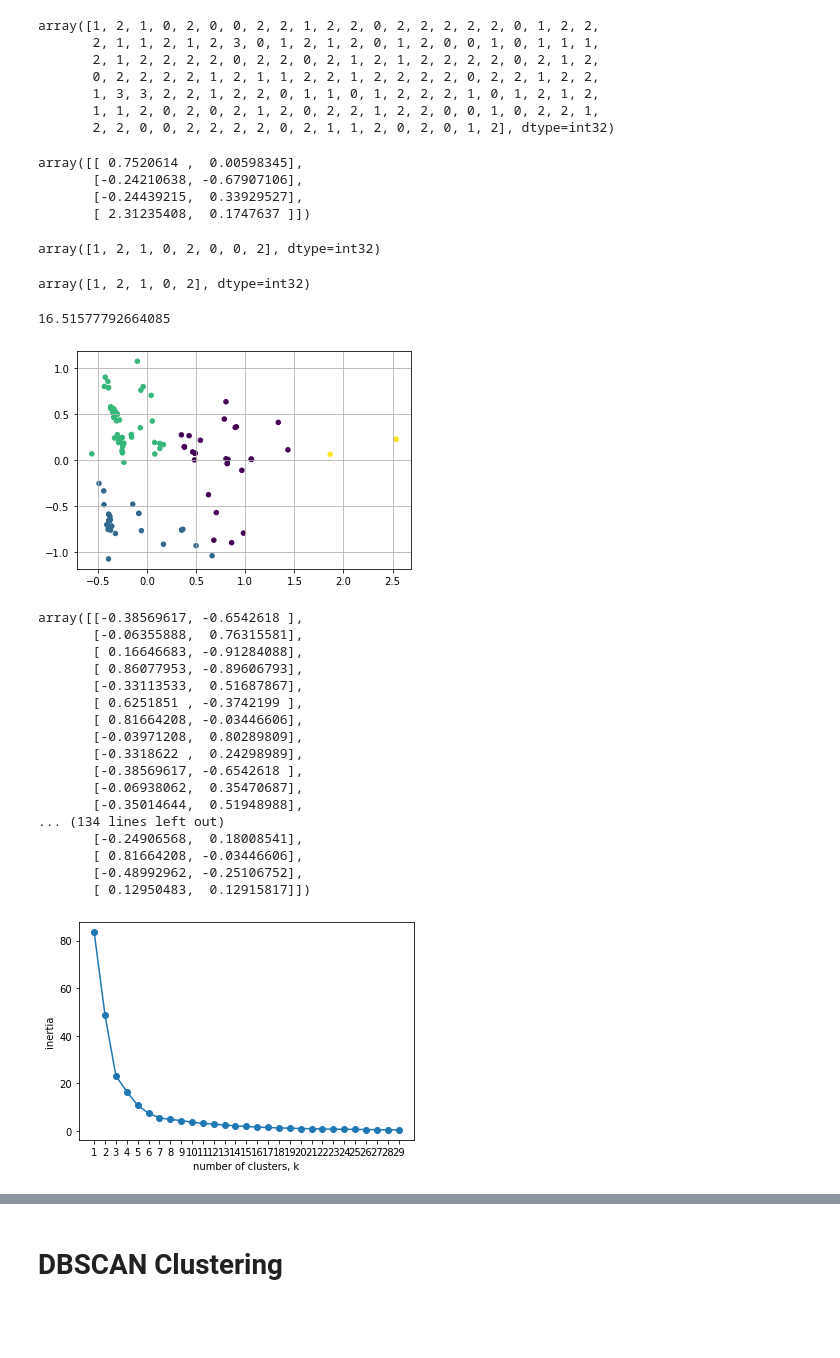
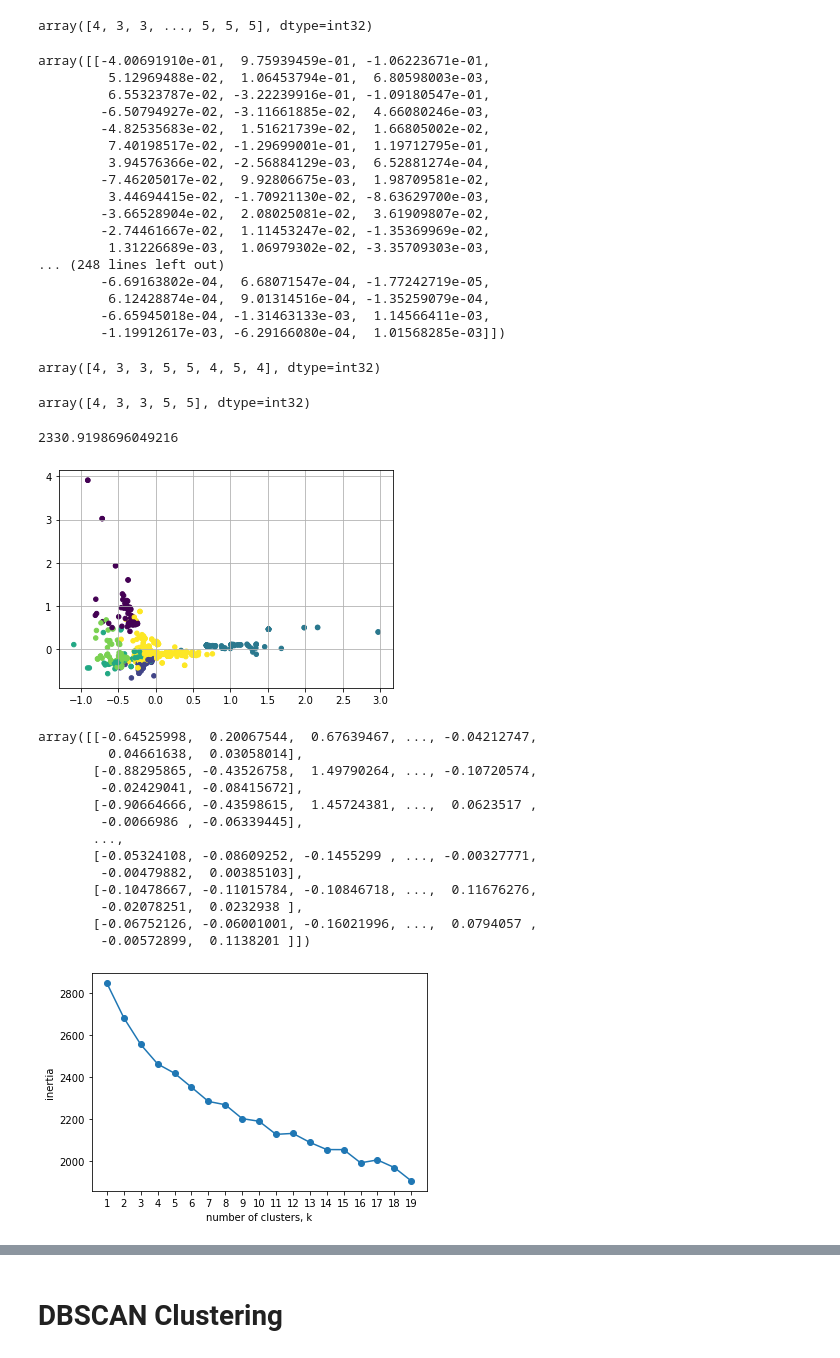
Before and after one commit to park1997/GitHub_Crawling_TextMining_Project, a Jupyter notebook: ParkByeongHyeon/Github_clustering.ipynb, the cells around one changed output, grey strips where cells are left out. Saved outputs shown, nothing was run; the diff lists cells and outputs as text; code cells hidden in the pictures; blank space fills up the shorter version.

Commit message:
Clustering

```diff
--- a/ParkByeongHyeon/Github_clustering.ipynb
+++ b/ParkByeongHyeon/Github_clustering.ipynb
@@ -10,7 +10,7 @@ from sklearn.cluster import DBSCAN
 %matplotlib inline
 # %%
 # df = pd.read_excel("Topics_stars10000_project_keyword.xlsx") #star>10000개가 있는 Df
-df = pd.read_excel("Topics_keywords.xlsx")   # vehicle Data가 들은 Df
+df = pd.read_excel("Topics_Drone.xlsx")   # vehicle Data가 들은 Df
 df.drop_duplicates(['project_name'])
 df.head(50)
 # %% [output]
@@ -151,7 +151,7 @@ for idx,j in enumerate(df['topic_keyword']):
 topic_dic = sorted(topic_dic.items(), key=lambda x: x[1], reverse=True)
 # 218번 index 까지 5번 나오는 topic 임
 # 몇번까지 나오는것을 feature로 사용할 것인지?
-num_of_word = 5
+num_of_word = 4
 end_index = 0
 for idx,item in enumerate(topic_dic):
     if item[1] < num_of_word:
@@ -270,7 +270,7 @@ df_vector.shape
 # 차원축소를 하지 않고도 PCA를 돌려봐보기
 
 # 정보량이 95% 인 만큼의 칼럼수가 134임
-pca = PCA(n_components=2)
+pca = PCA(n_components=132)
 df_pca = pca.fit_transform(df_vector)
 df_pca = pd.DataFrame(df_pca, index=df_vector.index,
                       columns=[f"pca{num+1}" for num in range(df_pca.shape[1])])
@@ -362,7 +357,7 @@ result
 # verbose : 계산과정 보여줌 0,1,2 이렇게 해서 보여주는 정보의 양을 조절 할 수있음
 
 # 15개의 클러스터를 만들기
-n_clusters = 4
+n_clusters = 6
 kmeans = KMeans(n_clusters=n_clusters)
 # kmeans = KMeans(n_clusters=4,verbose = 1)
 kmeans
@@ -377,35 +372,42 @@ KMeans(n_clusters=4)
 y_kmeans = kmeans.predict(df_pca)
 y_kmeans # 군집화 된 결과
 # %% [output]
-array([1, 2, 1, 0, 2, 0, 0, 2, 2, 1, 2, 2, 0, 2, 2, 2, 2, 2, 0, 1, 2, 2,
-       2, 1, 1, 2, 1, 2, 3, 0, 1, 2, 1, 2, 0, 1, 2, 0, 0, 1, 0, 1, 1, 1,
-       2, 1, 2, 2, 2, 2, 0, 2, 2, 0, 2, 1, 2, 1, 2, 2, 2, 2, 0, 2, 1, 2,
-       0, 2, 2, 2, 2, 1, 2, 1, 1, 2, 2, 1, 2, 2, 2, 2, 0, 2, 2, 1, 2, 2,
-       1, 3, 3, 2, 2, 1, 2, 2, 0, 1, 1, 0, 1, 2, 2, 2, 1, 0, 1, 2, 1, 2,
-       1, 1, 2, 0, 2, 0, 2, 1, 2, 0, 2, 2, 1, 2, 2, 0, 0, 1, 0, 2, 2, 1,
-       2, 2, 0, 0, 2, 2, 2, 2, 0, 2, 1, 1, 2, 0, 2, 0, 1, 2], dtype=int32)
+array([4, 3, 3, ..., 5, 5, 5], dtype=int32)
 # %%
 # 군집의 중심
 kmeans.cluster_centers_
 # %% [output]
-array([[ 0.7520614 ,  0.00598345],
-       [-0.24210638, -0.67907106],
-       [-0.24439215,  0.33929527],
-       [ 2.31235408,  0.1747637 ]])
+array([[-4.00691910e-01,  9.75939459e-01, -1.06223671e-01,
+         5.12969488e-02,  1.06453794e-01,  6.80598003e-03,
+         6.55323787e-02, -3.22239916e-01, -1.09180547e-01,
+        -6.50794927e-02, -3.11661885e-02,  4.66080246e-03,
+        -4.82535683e-02,  1.51621739e-02,  1.66805002e-02,
+         7.40198517e-02, -1.29699001e-01,  1.19712795e-01,
+         3.94576366e-02, -2.56884129e-03,  6.52881274e-04,
+        -7.46205017e-02,  9.92806675e-03,  1.98709581e-02,
+         3.44694415e-02, -1.70921130e-02, -8.63629700e-03,
+        -3.66528904e-02,  2.08025081e-02,  3.61909807e-02,
+        -2.74461667e-02,  1.11453247e-02, -1.35369969e-02,
+         1.31226689e-03,  1.06979302e-02, -3.35709303e-03,
+... (248 lines left out)
+        -6.69163802e-04,  6.68071547e-04, -1.77242719e-05,
+         6.12428874e-04,  9.01314516e-04, -1.35259079e-04,
+        -6.65945018e-04, -1.31463133e-03,  1.14566411e-03,
+        -1.19912617e-03, -6.29166080e-04,  1.01568285e-03]])
 # %%
 kmeans.labels_[0:8]
 # %% [output]
-array([1, 2, 1, 0, 2, 0, 0, 2], dtype=int32)
+array([4, 3, 3, 5, 5, 4, 5, 4], dtype=int32)
 # %%
 y_kmeans[:5]
 # %% [output]
-array([1, 2, 1, 0, 2], dtype=int32)
+array([4, 3, 3, 5, 5], dtype=int32)
 # %%
 # 클러스터링의 성능측정
 # 값이 높을 수록 좋음
 kmeans.inertia_
 # %% [output]
-16.51577792664085
+2330.9198696049216
 # %%
 plt.scatter(np.array(df_pca)[:,0], np.array(df_pca)[:,1], c=y_kmeans, s=20, cmap='viridis')
 
@@ -414,44 +416,40 @@ centers = kmeans.cluster_centers_
 plt.grid()
 plt.show()
 # %% [output]
-[figure, old version]
+[figure, new version]
 # %%
 np.array(df_pca)
 # %% [output]
-array([[-0.38569617, -0.6542618 ],
-       [-0.06355888,  0.76315581],
-       [ 0.16646683, -0.91284088],
-       [ 0.86077953, -0.89606793],
-       [-0.33113533,  0.51687867],
-       [ 0.6251851 , -0.3742199 ],
-       [ 0.81664208, -0.03446606],
-       [-0.03971208,  0.80289809],
-       [-0.3318622 ,  0.24298989],
-       [-0.38569617, -0.6542618 ],
-       [-0.06938062,  0.35470687],
-       [-0.35014644,  0.51948988],
-... (134 lines left out)
-       [-0.24906568,  0.18008541],
-       [ 0.81664208, -0.03446606],
-       [-0.48992962, -0.25106752],
-       [ 0.12950483,  0.12915817]])
+array([[-0.64525998,  0.20067544,  0.67639467, ..., -0.04212747,
+         0.04661638,  0.03058014],
+       [-0.88295865, -0.43526758,  1.49790264, ..., -0.10720574,
+        -0.02429041, -0.08415672],
+       [-0.90664666, -0.43598615,  1.45724381, ...,  0.0623517 ,
+        -0.0066986 , -0.06339445],
+       ...,
+       [-0.05324108, -0.08609252, -0.1455299 , ..., -0.00327771,
+        -0.00479882,  0.00385103],
+       [-0.10478667, -0.11015784, -0.10846718, ...,  0.11676276,
+        -0.02078251,  0.0232938 ],
+       [-0.06752126, -0.06001001, -0.16021996, ...,  0.0794057 ,
+        -0.00572899,  0.1138201 ]])
 # %%
-ks = range(1,30)
+ks = range(1,20)
 
 inertias = []
 
 for k in ks:
     model = KMeans(n_clusters=k)
     model.fit(df_pca)
     inertias.append(model.inertia_)
 # Plot ks vs inertias
 plt.plot(ks, inertias, '-o')
 plt.xlabel('number of clusters, k')
 plt.ylabel('inertia')
 plt.xticks(ks)
 plt.show()
 # %% [output]
-[figure, old version]
+[figure, new version]
 # %%
 # 군집화 된 패키지들을 DataFrame에 잘 들어가도록 전처리
 
```
Also changed, not shown: parts of 27 cells of this notebook, 20 other files.
